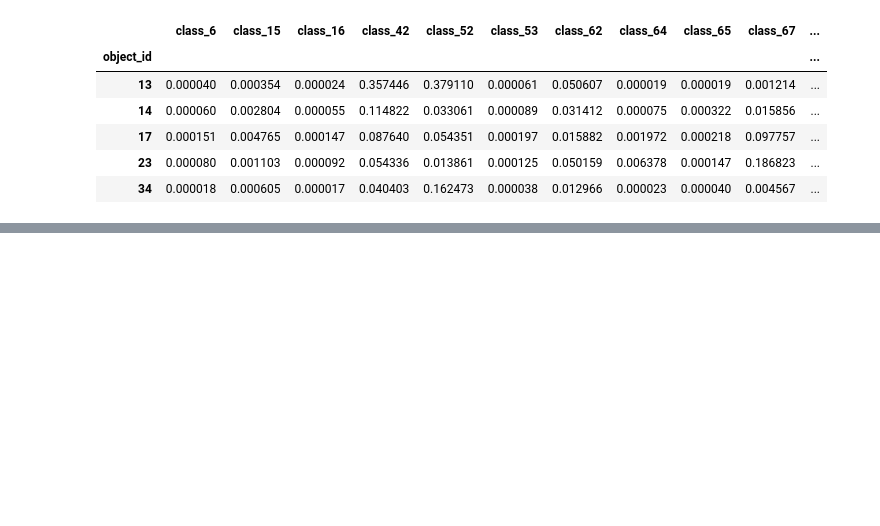
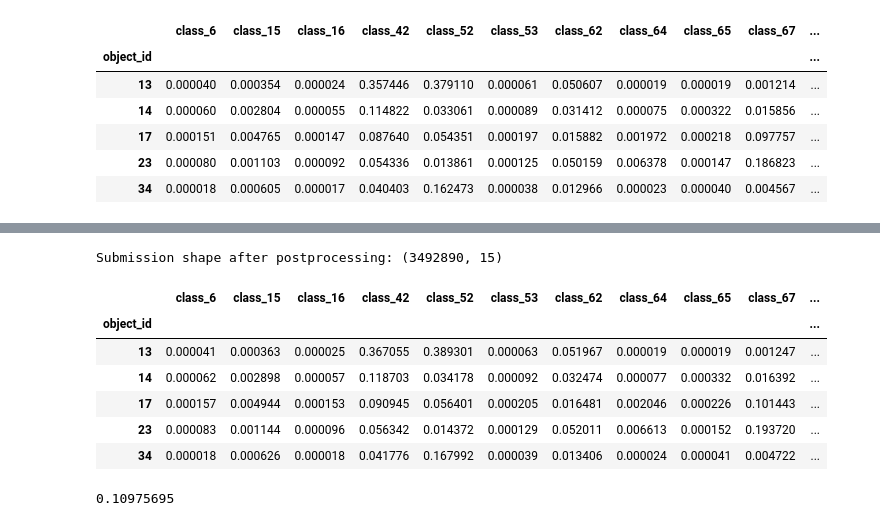
Before and after one commit to kowaalczyk/astronomical-classification, a Jupyter notebook: notebooks/submission-ideas/New-Series-Features-1st-Submission-With-Join-Copy1.ipynb, the cells around one changed output, grey strips where cells are left out. Drawn from its saved outputs; the diff is of its cells as text; code cells hidden in the pictures; blank space fills up the shorter version.

Commit message:
Top 2 submissions and related experiments

```diff
--- a/notebooks/submission-ideas/New-Series-Features-1st-Submission-With-Join.ipynb
+++ b/notebooks/submission-ideas/New-Series-Features-1st-Submission-With-Join-Copy1.ipynb
@@ -503,0 +508,14 @@ submission.head()
+# %%
+def renyEntropy(alpha, vector):
+    if alpha < 0 or alpha == 1:
+        raise Exception('alpha must not be 1 neither negative')
+
+    coeff = 1 / (1 - alpha)
+    powered = vector ** alpha
+    sumpow = np.sum(powered, axis=1)
+    logof = np.log(sumpow) / np.log(13)
+    return logof * coeff
+# %%
+reny_99 = renyEntropy(10, submission.values) * 0.25
+# %%
+submission['class_99'] = (submission['class_99'].values + reny_99) / 2
@@ -503,0 +542,15 @@ submission.head()
+# %%
+# normalization - all classes' probabilities should be equal to 1.0 for each object_id
+subm_sum = submission.sum(axis=1)
+for col in submission.columns:
+    submission[col] = submission[col] / subm_sum
+max_err = np.max(np.abs(submission.sum(axis=1).values - 1.0))
+if max_err > 1e-7:
+    print(f"Warning: high error in submission normalization: {max_err}")
+# round all predictions to float32 so that CSV is twice smaller (Kaggle uses 32-bit accuracy to calculate score anyway)
+submission = submission.round(decimals=8).astype(np.float32)
+# make sure index is typed correctly
+submission.index = submission.index.astype(np.int)
+print(f"Submission shape after postprocessing: {submission.shape}")
+# %% [output]
+Submission shape after postprocessing: (3492890, 15)
@@ -503,0 +559,14 @@ submission.head()
+# %%
+submission.head()
+# %% [output]
+|  | class_6 | class_15 | class_16 | class_42 | class_52 | class_53 | class_62 | class_64 | class_65 | class_67 | ... |
+| object_id |  |  |  |  |  |  |  |  |  |  | ... |
+| 13 | 0.000041 | 0.000363 | 0.000025 | 0.367055 | 0.389301 | 0.000063 | 0.051967 | 0.000019 | 0.000019 | 0.001247 | ... |
+| 14 | 0.000062 | 0.002898 | 0.000057 | 0.118703 | 0.034178 | 0.000092 | 0.032474 | 0.000077 | 0.000332 | 0.016392 | ... |
+| 17 | 0.000157 | 0.004944 | 0.000153 | 0.090945 | 0.056401 | 0.000205 | 0.016481 | 0.002046 | 0.000226 | 0.101443 | ... |
+| 23 | 0.000083 | 0.001144 | 0.000096 | 0.056342 | 0.014372 | 0.000129 | 0.052011 | 0.006613 | 0.000152 | 0.193720 | ... |
+| 34 | 0.000018 | 0.000626 | 0.000018 | 0.041776 | 0.167992 | 0.000039 | 0.013406 | 0.000024 | 0.000041 | 0.004722 | ... |
+# %%
+submission['class_99'].mean()
+# %% [output]
+0.10975695
```
Also changed, not shown: parts of 5 cells of this notebook, 4 other files.
